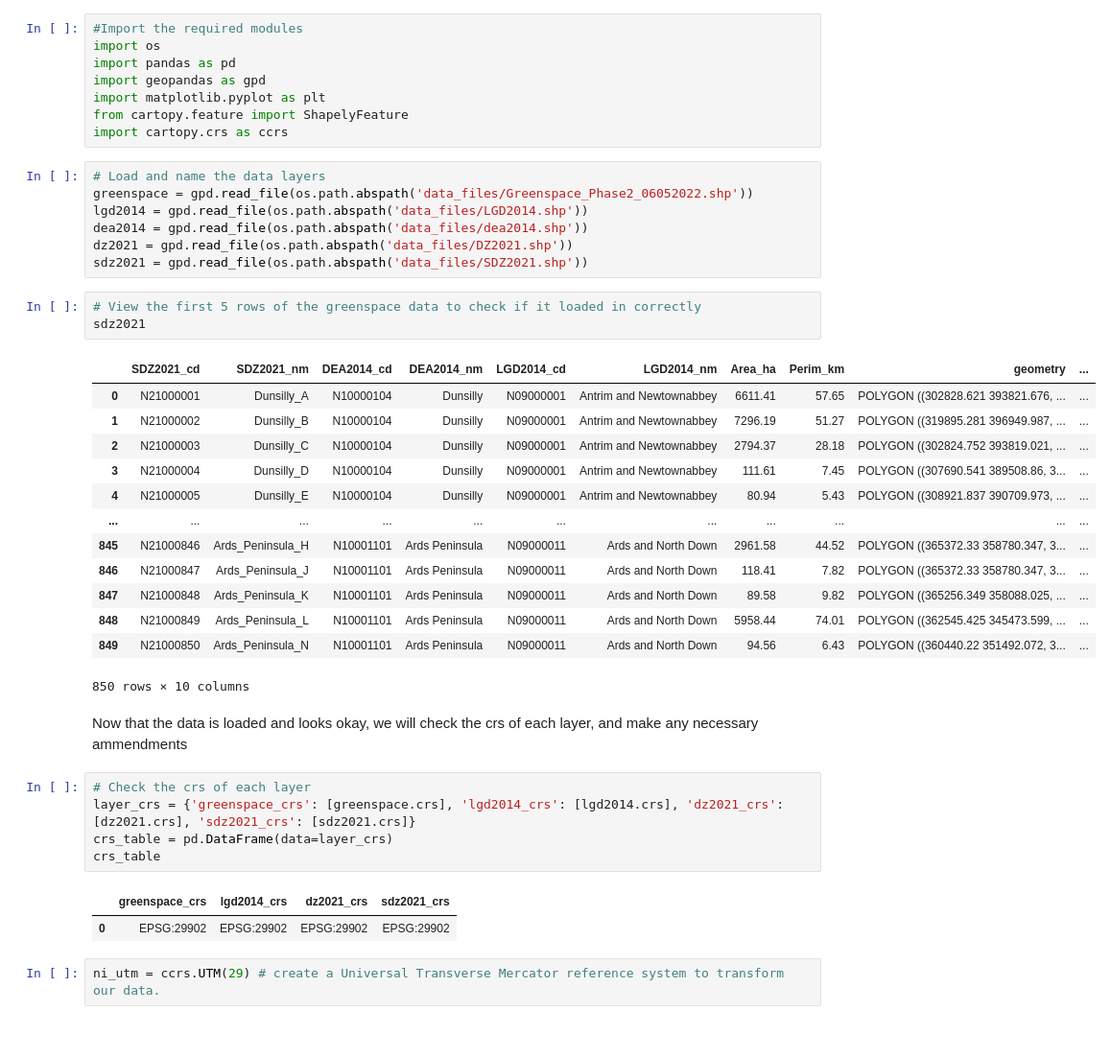
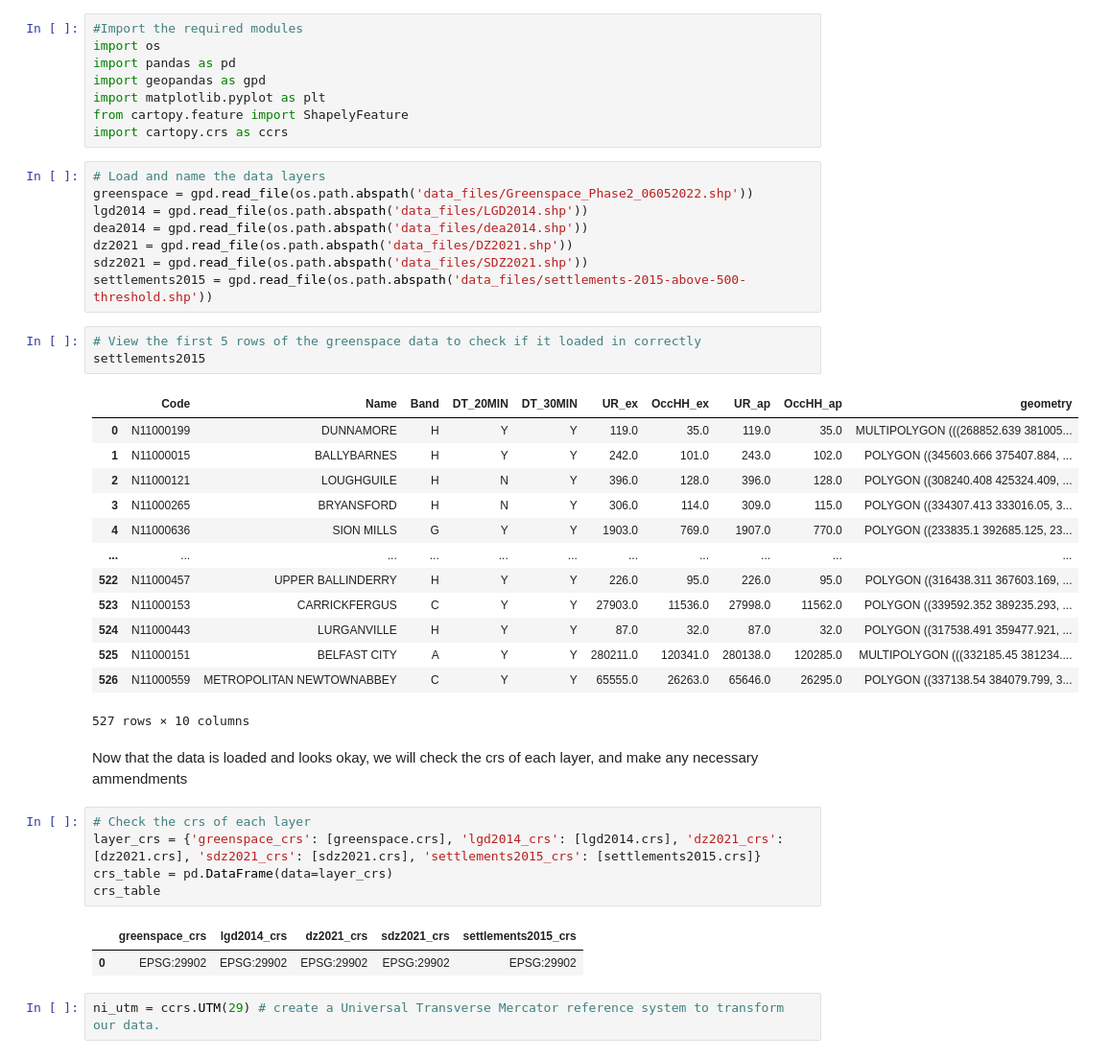
Before and after one commit to Beebop212/Greenspace_project722, a Jupyter notebook: project_notebook_draft.ipynb, the cells around one changed output. Shown at 96% size. Drawn from its saved outputs; the diff is of its cells as text.

```diff
--- a/project_notebook_draft.ipynb
+++ b/project_notebook_draft.ipynb
@@ -31,33 +31,34 @@ lgd2014 = gpd.read_file(os.path.abspath('data_files/LGD2014.shp'))
 dea2014 = gpd.read_file(os.path.abspath('data_files/dea2014.shp'))
 dz2021 = gpd.read_file(os.path.abspath('data_files/DZ2021.shp'))
 sdz2021 = gpd.read_file(os.path.abspath('data_files/SDZ2021.shp'))
+settlements2015 = gpd.read_file(os.path.abspath('data_files/settlements-2015-above-500-threshold.shp'))
 # %%
 # View the first 5 rows of the greenspace data to check if it loaded in correctly
-sdz2021
+settlements2015
 # %% [output]
-|  | SDZ2021_cd | SDZ2021_nm | DEA2014_cd | DEA2014_nm | LGD2014_cd | LGD2014_nm | Area_ha | Perim_km | geometry | ... |
-| 0 | N21000001 | Dunsilly_A | N10000104 | Dunsilly | N09000001 | Antrim and Newtownabbey | 6611.41 | 57.65 | POLYGON ((302828.621 393821.676, ... | ... |
-| 1 | N21000002 | Dunsilly_B | N10000104 | Dunsilly | N09000001 | Antrim and Newtownabbey | 7296.19 | 51.27 | POLYGON ((319895.281 396949.987, ... | ... |
-| 2 | N21000003 | Dunsilly_C | N10000104 | Dunsilly | N09000001 | Antrim and Newtownabbey | 2794.37 | 28.18 | POLYGON ((302824.752 393819.021, ... | ... |
-| 3 | N21000004 | Dunsilly_D | N10000104 | Dunsilly | N09000001 | Antrim and Newtownabbey | 111.61 | 7.45 | POLYGON ((307690.541 389508.86, 3... | ... |
-| 4 | N21000005 | Dunsilly_E | N10000104 | Dunsilly | N09000001 | Antrim and Newtownabbey | 80.94 | 5.43 | POLYGON ((308921.837 390709.973, ... | ... |
+|  | Code | Name | Band | DT_20MIN | DT_30MIN | UR_ex | OccHH_ex | UR_ap | OccHH_ap | geometry |
+| 0 | N11000199 | DUNNAMORE | H | Y | Y | 119.0 | 35.0 | 119.0 | 35.0 | MULTIPOLYGON (((268852.639 381005... |
+| 1 | N11000015 | BALLYBARNES | H | Y | Y | 242.0 | 101.0 | 243.0 | 102.0 | POLYGON ((345603.666 375407.884, ... |
+| 2 | N11000121 | LOUGHGUILE | H | N | Y | 396.0 | 128.0 | 396.0 | 128.0 | POLYGON ((308240.408 425324.409, ... |
+| 3 | N11000265 | BRYANSFORD | H | N | Y | 306.0 | 114.0 | 309.0 | 115.0 | POLYGON ((334307.413 333016.05, 3... |
+| 4 | N11000636 | SION MILLS | G | Y | Y | 1903.0 | 769.0 | 1907.0 | 770.0 | POLYGON ((233835.1 392685.125, 23... |
 | ... | ... | ... | ... | ... | ... | ... | ... | ... | ... | ... |
-| 845 | N21000846 | Ards_Peninsula_H | N10001101 | Ards Peninsula | N09000011 | Ards and North Down | 2961.58 | 44.52 | POLYGON ((365372.33 358780.347, 3... | ... |
-| 846 | N21000847 | Ards_Peninsula_J | N10001101 | Ards Peninsula | N09000011 | Ards and North Down | 118.41 | 7.82 | POLYGON ((365372.33 358780.347, 3... | ... |
-| 847 | N21000848 | Ards_Peninsula_K | N10001101 | Ards Peninsula | N09000011 | Ards and North Down | 89.58 | 9.82 | POLYGON ((365256.349 358088.025, ... | ... |
-| 848 | N21000849 | Ards_Peninsula_L | N10001101 | Ards Peninsula | N09000011 | Ards and North Down | 5958.44 | 74.01 | POLYGON ((362545.425 345473.599, ... | ... |
-| 849 | N21000850 | Ards_Peninsula_N | N10001101 | Ards Peninsula | N09000011 | Ards and North Down | 94.56 | 6.43 | POLYGON ((360440.22 351492.072, 3... | ... |
+| 522 | N11000457 | UPPER BALLINDERRY | H | Y | Y | 226.0 | 95.0 | 226.0 | 95.0 | POLYGON ((316438.311 367603.169, ... |
+| 523 | N11000153 | CARRICKFERGUS | C | Y | Y | 27903.0 | 11536.0 | 27998.0 | 11562.0 | POLYGON ((339592.352 389235.293, ... |
+| 524 | N11000443 | LURGANVILLE | H | Y | Y | 87.0 | 32.0 | 87.0 | 32.0 | POLYGON ((317538.491 359477.921, ... |
+| 525 | N11000151 | BELFAST CITY | A | Y | Y | 280211.0 | 120341.0 | 280138.0 | 120285.0 | MULTIPOLYGON (((332185.45 381234.... |
+| 526 | N11000559 | METROPOLITAN NEWTOWNABBEY | C | Y | Y | 65555.0 | 26263.0 | 65646.0 | 26295.0 | POLYGON ((337138.54 384079.799, 3... |
-850 rows × 10 columns
+527 rows × 10 columns
 # %% [markdown]
 Now that the data is loaded and looks okay, we will check the crs of each layer, and make any necessary ammendments
 # %%
 # Check the crs of each layer
-layer_crs = {'greenspace_crs': [greenspace.crs], 'lgd2014_crs': [lgd2014.crs], 'dz2021_crs': [dz2021.crs], 'sdz2021_crs': [sdz2021.crs]}
+layer_crs = {'greenspace_crs': [greenspace.crs], 'lgd2014_crs': [lgd2014.crs], 'dz2021_crs': [dz2021.crs], 'sdz2021_crs': [sdz2021.crs], 'settlements2015_crs': [settlements2015.crs]}
 crs_table = pd.DataFrame(data=layer_crs)
 crs_table
 # %% [output]
-|  | greenspace_crs | lgd2014_crs | dz2021_crs | sdz2021_crs |
-| 0 | EPSG:29902 | EPSG:29902 | EPSG:29902 | EPSG:29902 |
+|  | greenspace_crs | lgd2014_crs | dz2021_crs | sdz2021_crs | settlements2015_crs |
+| 0 | EPSG:29902 | EPSG:29902 | EPSG:29902 | EPSG:29902 | EPSG:29902 |
 # %%
 ni_utm = ccrs.UTM(29) # create a Universal Transverse Mercator reference system to transform our data.
 # %%
```
Also changed, not shown: parts of 13 cells of this notebook.
